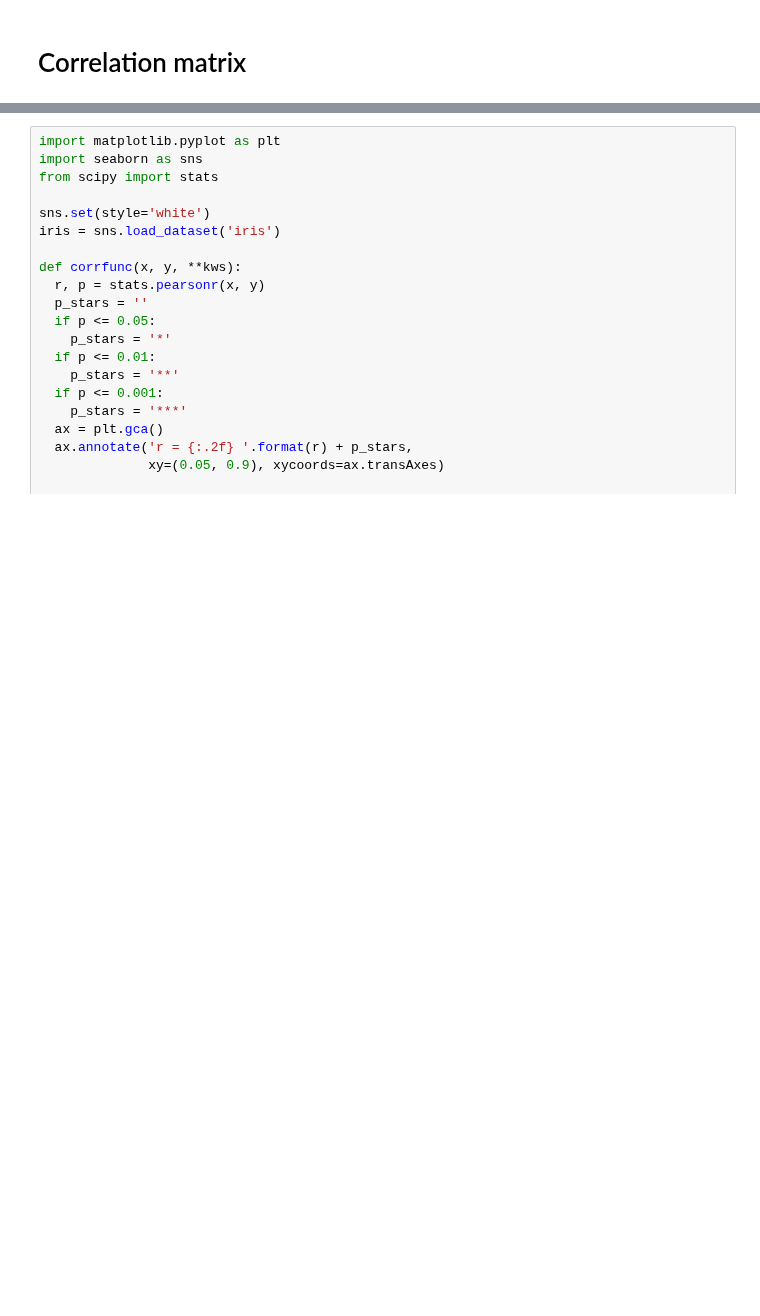
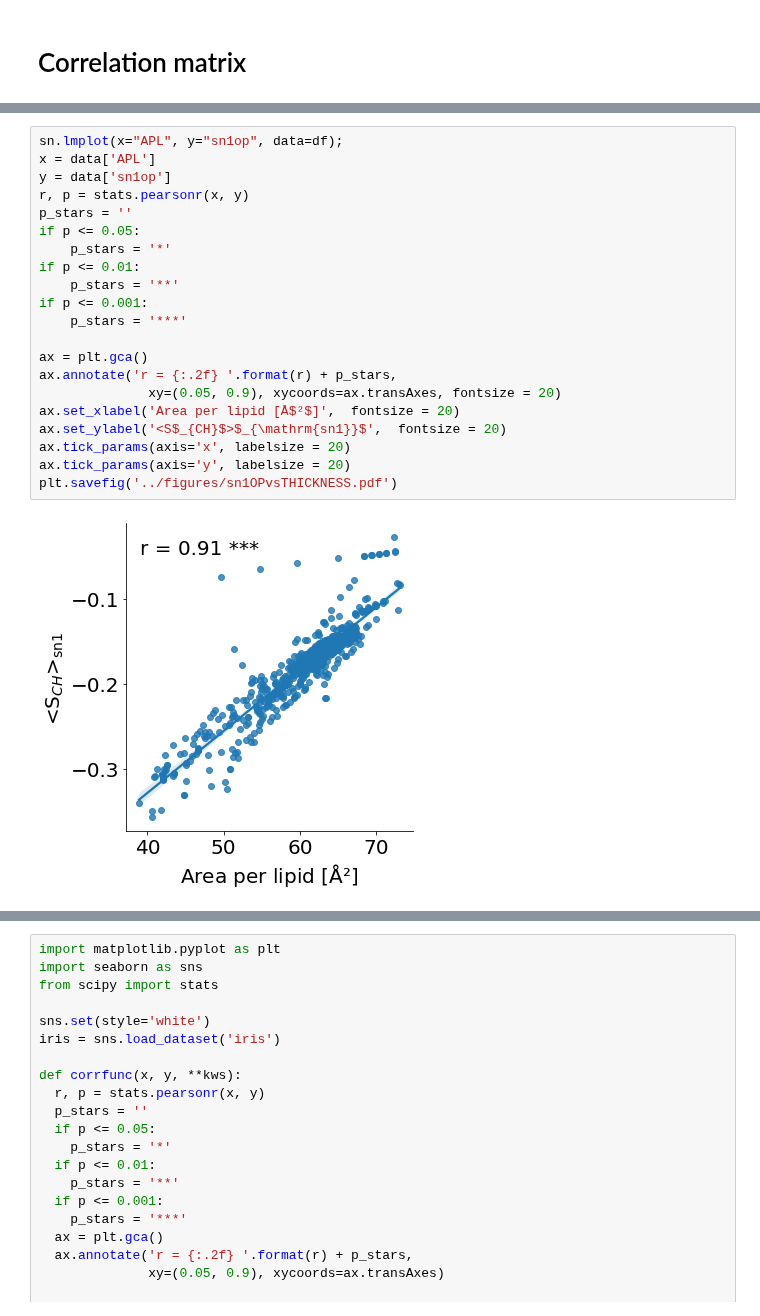
Before and after one commit to NMRLipids/DataBankManuscript, a Jupyter notebook: scripts/AreaPerLipidAndThicknessCorrelations.ipynb, the cells around one changed output, grey strips where cells are left out. Cells and saved outputs as stored; diff of their text form; blank space fills up the shorter version.

```diff
--- a/scripts/AreaPerLipidAndThicknessCorrelations.ipynb
+++ b/scripts/AreaPerLipidAndThicknessCorrelations.ipynb
@@ -761,3 +762,26 @@ sn.lmplot(x="APL", y="thickness", data=df);
+# %%
+sn.lmplot(x="APL", y="sn1op", data=df);
+x = data['APL']
+y = data['sn1op']
+r, p = stats.pearsonr(x, y)
+p_stars = ''
+if p <= 0.05:
+    p_stars = '*'
+if p <= 0.01:
+    p_stars = '**'
+if p <= 0.001:
+    p_stars = '***'
+
+ax = plt.gca()
+ax.annotate('r = {:.2f} '.format(r) + p_stars,
+              xy=(0.05, 0.9), xycoords=ax.transAxes, fontsize = 20)
+ax.set_xlabel('Area per lipid [Å$²$]',  fontsize = 20)
+ax.set_ylabel('<S$_{CH}$>$_{\mathrm{sn1}}$',  fontsize = 20)
+ax.tick_params(axis='x', labelsize = 20)
+ax.tick_params(axis='y', labelsize = 20)
+plt.savefig('../figures/sn1OPvsTHICKNESS.pdf')
+# %% [output]
+[figure, added]
 # %%
 #df = sn.load_dataset(data,columns=columns)
 #sn.PairGrid(df, palette=['red'])
```
Also changed, not shown: parts of 16 cells of this notebook, 3 other files.
